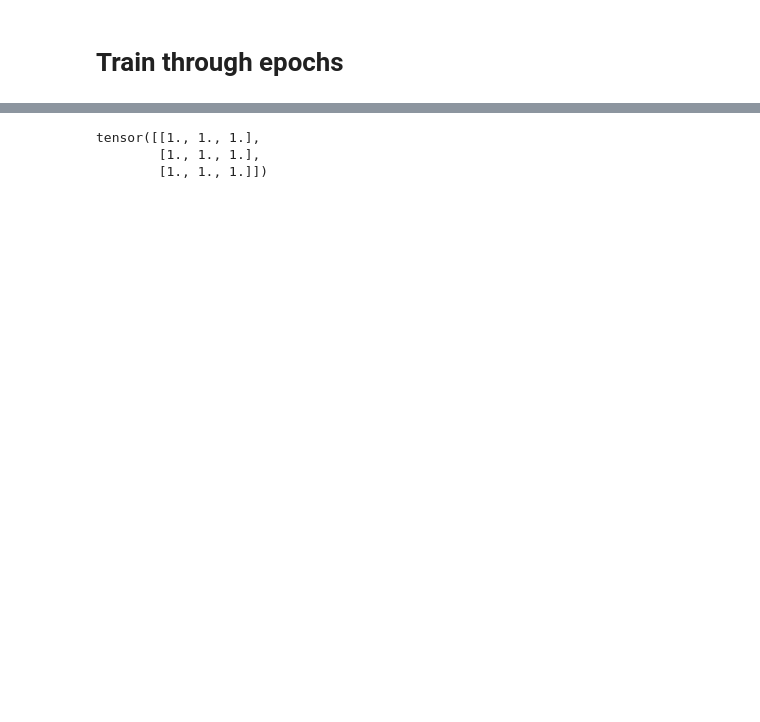
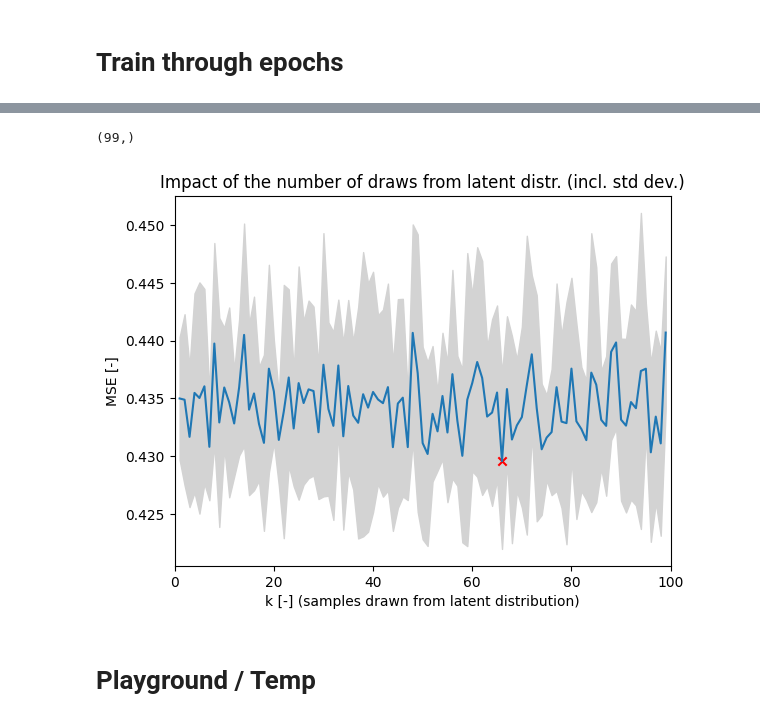
Before and after one commit to joshuawe/mTAN, a Jupyter notebook: src/mTAN.ipynb, the cells around one changed output, grey strips where cells are left out. Drawn from its saved outputs; the diff is of its cells as text; code cells hidden in the pictures; blank space fills up the shorter version.

```diff
--- a/src/mTAN.ipynb
+++ b/src/mTAN.ipynb
@@ -132,7 +154,7 @@ Decoder:  mtan_rnn
 # %%
 params = (list(dec.parameters()) + list(rec.parameters()))
 optimizer = optim.Adam(params, lr=args.lr)
-print('parameters:', utils.count_parameters(rec), utils.count_parameters(dec))
+print('parameters encoder/decoder:', utils.count_parameters(rec), utils.count_parameters(dec))
 if args.fname is not None:
     checkpoint = torch.load(args.fname)
     rec.load_state_dict(checkpoint['rec_state_dict'])
@@ -151,7 +173,7 @@ if args.fname is not None:
 start_time = datetime.now().strftime("%Y.%m.%d-%H.%M.%S")
 path = '/home2/joshua.wendland/Documents/sepsis/imputation/mTAN/runs/'
 path += f'{args.dataset}/'
-path += f'{start_time}'
+path += f'{start_time}/'
 writer = SummaryWriter(log_dir=path)
 print('Path: ', path)
 # %% [output]
@@ -261,2 +361,44 @@ TypeError: list indices must be integers or slices, not tuple
+# %%
+MSEs_list = list()
+for i in range(10):
+
+    MSEs = list()
+    k_points = [1, 2, 3, 4, 5, 6, 7, 8, 9, 10, 20, 30, 50, 70, 100]
+    k_points = np.arange(1,100)
+    # sample k many times from latent distr. and decode, then evaluate
+    for k in k_points:
+        mse = utils.evaluate(dim, rec, dec, test_loader, args, 1)
+        MSEs.append(mse.cpu())
+        # print(f'Test MSE\t (k={k:2} samples):\t', mse)
+    MSEs_list.append(np.array(MSEs))
+
+MSEs_list = np.array(MSEs_list)
+MSEs_mean = np.mean(MSEs_list, axis=0)
+MSEs_max = np.max(MSEs_list, axis=0)
+MSEs_min = np.min(MSEs_list, axis=0)
+MSEs_std = np.std(MSEs_list, axis=0)
+argmin = np.argmin(MSEs_mean)
+# %%
+MSEs_std.shape
+# %% [output]
+(99,)
+# %%
+# Visualize results
+fig = plt.figure()
+plt.plot(k_points, MSEs_mean)
+# plt.plot(k_points, MSEs_max, c='r')
+# plt.plot(k_points, MSEs_min, c='green')
+# plt.fill_between(k_points, MSEs_max, MSEs_min, color='grey')
+plt.fill_between(k_points, MSEs_mean+MSEs_std, MSEs_mean-MSEs_std, color='lightgrey')
+plt.scatter(argmin+1, MSEs_mean[argmin], c='r', marker='x')
+plt.title('Impact of the number of draws from latent distr. (incl. std dev.)')
+plt.xlabel('k [-] (samples drawn from latent distribution)')
+plt.ylabel('MSE [-]')
+plt.xlim((0,100))
+plt.show()
+# %% [output]
+[figure, added]
+# %% [markdown]
+# Playground / Temp
 # %%
 import torch as t
@@ -263,10 +405,0 @@ import torch as t
-# %%
-a = t.zeros((3,3))
-b = t.ones((3,3))
-c = t.zeros(3).unsqueeze(1)
-dim = a.shape[0]
-t.concatenate((a,b,c), dim=1)[:, dim:2*dim]
-# %% [output]
-tensor([[1., 1., 1.],
-        [1., 1., 1.],
-        [1., 1., 1.]])
```
Also changed, not shown: parts of 9 cells of this notebook.
